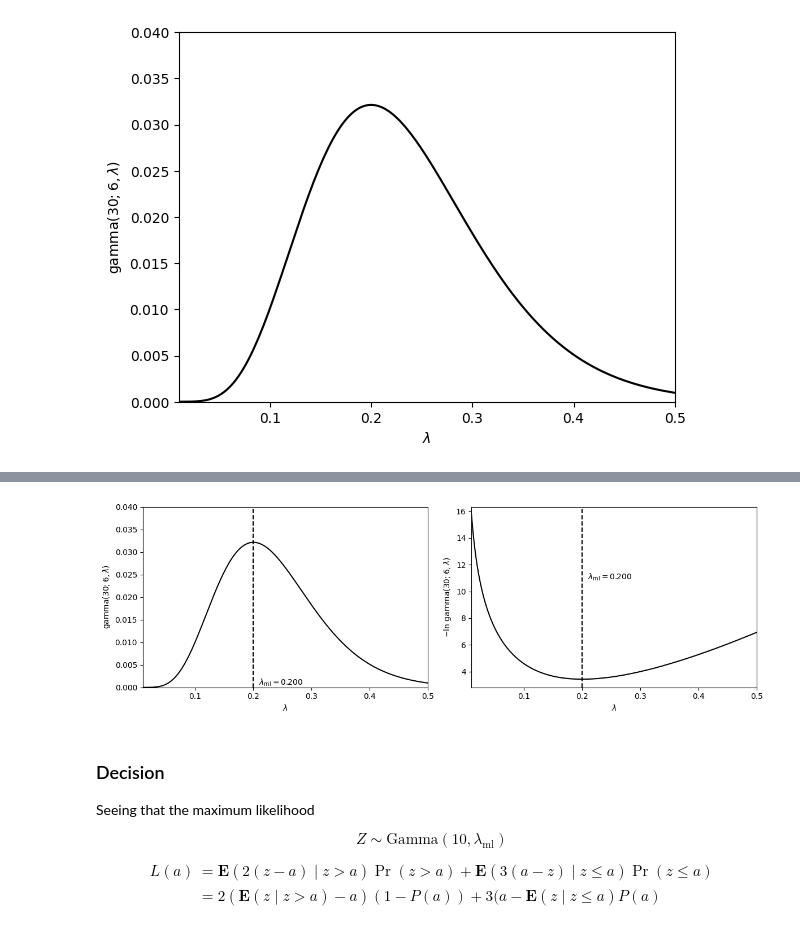
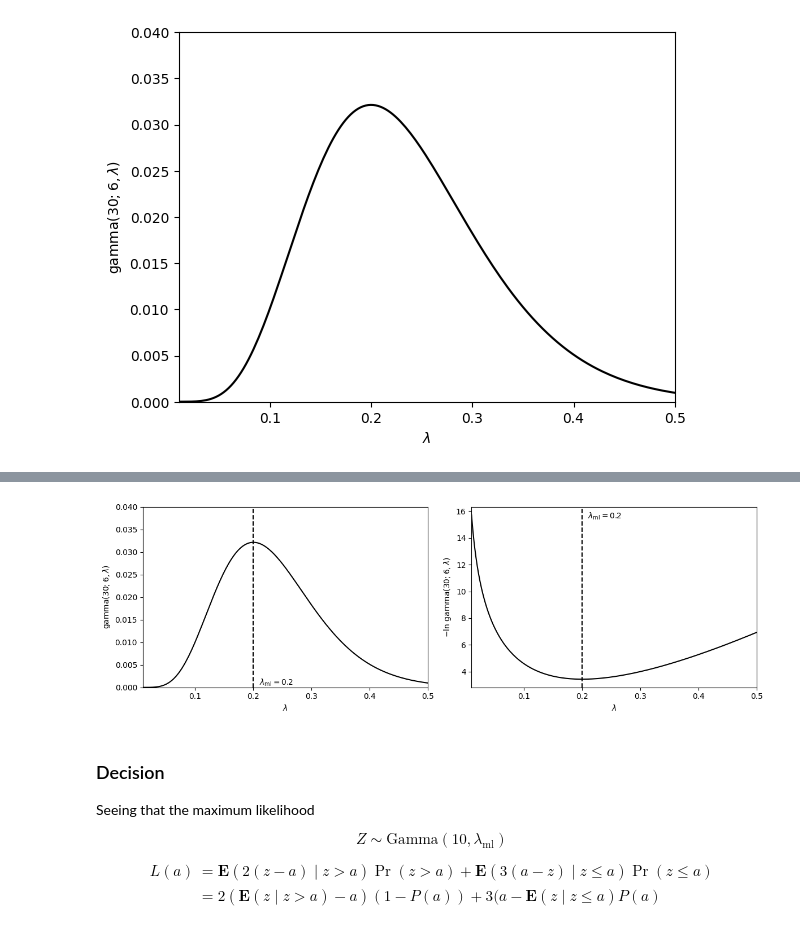
Before and after one commit to marioboley/Uni-Haifa-214.4312-Code, a Jupyter notebook: 2.1_models.ipynb, the cells around one changed output, grey strips where cells are left out. Drawn from its saved outputs; the diff is of its cells as text; code cells hidden in the pictures.

```diff
--- a/2.1_models.ipynb
+++ b/2.1_models.ipynb
@@ -74,8 +74,9 @@ from matplotlib import pyplot as plt
 
 def gamma_pdf(x, a, lam):
     return lam**a / gamma(a) * x**(a-1) * np.exp(-lam*x)
-    # return (lam*x)**(a-1)*np.exp(-lam*x)/gamma(a)
 
+obs = 30
+alpha_obs = 6
 lams = np.array([[0.05, 0.1, 0.15],
                  [0.2, 0.25, 0.3]])
 
@@ -83,10 +84,10 @@ xs = np.linspace(0, 60, 100)
 
 fig, ax = plt.subplots(2, 3, figsize=(12, 8), tight_layout=True, sharex=True, sharey=True)
 for i in range(2):
-    ax[i][0].set_ylabel(r'$\mathrm{gamma}(x; 6, \lambda)$')
+    ax[i][0].set_ylabel(f'$\\mathrm{{gamma}}(x; {alpha_obs}, \\lambda)$')
     for j in range(3):
-        ax[i][j].plot(xs, gamma_pdf(xs, 6, lams[i][j]), c='k')
-        ax[i][j].axvline(30, c='k', ls='--')
+        ax[i][j].plot(xs, gamma_pdf(xs, alpha_obs, lams[i][j]), c='k')
+        ax[i][j].axvline(obs, c='k', ls='--')
         ax[i][j].text(0.01, 0.99, f'$\\lambda={lams[i][j]}$', transform=ax[i][j].transAxes, verticalalignment='top')
 for j in range(3): ax[1][j].set_xlabel('$x$')
 ax[0][0].set_xmargin(0)
@@ -142,26 +158,26 @@ $$
 # %%
 fig, ax = plt.subplots(1, 2, figsize=(12, 4), tight_layout=True, sharex=True)
 
 lams = np.linspace(0.01, 0.5, 200)
-lam_ml = lams[np.argmax(gamma_pdf(30, 6, lams))]
+lam_ml = alpha_obs/obs
 
 ax[0].set_xmargin(0)
-ax[0].plot(lams, gamma_pdf(30, 6, lams), c='k')
-ax[0].set_ylabel(r'$\mathrm{gamma}(30; 6, \lambda)$')
+ax[0].plot(lams, gamma_pdf(obs, alpha_obs, lams), c='k')
+ax[0].set_ylabel(f'$\\mathrm{{gamma}}({obs}; {alpha_obs}, \\lambda)$')
 ax[0].set_xlabel(r'$\lambda$')
 ax[0].axvline(lam_ml, ls='--', c='k')
-ax[0].text(lam_ml*1.05, 0, f'$\\lambda_\\mathrm{{ml}}={lam_ml:.3f}$', verticalalignment='bottom')
+ax[0].text(lam_ml*1.05, 0, f'$\\lambda_\\mathrm{{ml}}={lam_ml}$', verticalalignment='bottom')
 ax[0].set_ylim(0, 0.04)
 
-ax[1].plot(lams, -np.log(gamma_pdf(30, 6, lams)), c='k')
+ax[1].plot(lams, -np.log(gamma_pdf(obs, alpha_obs, lams)), c='k')
 ax[1].autoscale(enable=False, axis='x')
 ax[1].axvline(lam_ml, ls='--', c='k')
-ax[1].text(lam_ml*1.05, 11.45, f'$\\lambda_\\mathrm{{ml}}={lam_ml:.3f}$', verticalalignment='top')
-ax[1].set_ylabel(r'$-\ln\,\mathrm{gamma}(30; 6, \lambda)$')
+ax[1].text(lam_ml*1.05, 16, f'$\\lambda_\\mathrm{{ml}}={lam_ml}$', verticalalignment='top')
+ax[1].set_ylabel(f'$-\\ln\\,\\mathrm{{gamma}}({obs}; {alpha_obs}, \\lambda)$')
 ax[1].set_xlabel(r'$\lambda$')
 plt.show()
 # %% [output]
-[figure, old version]
+[figure, new version]
 # %% [markdown]
 ### Decision
 
```
Also changed, not shown: parts of 2 cells of this notebook.
